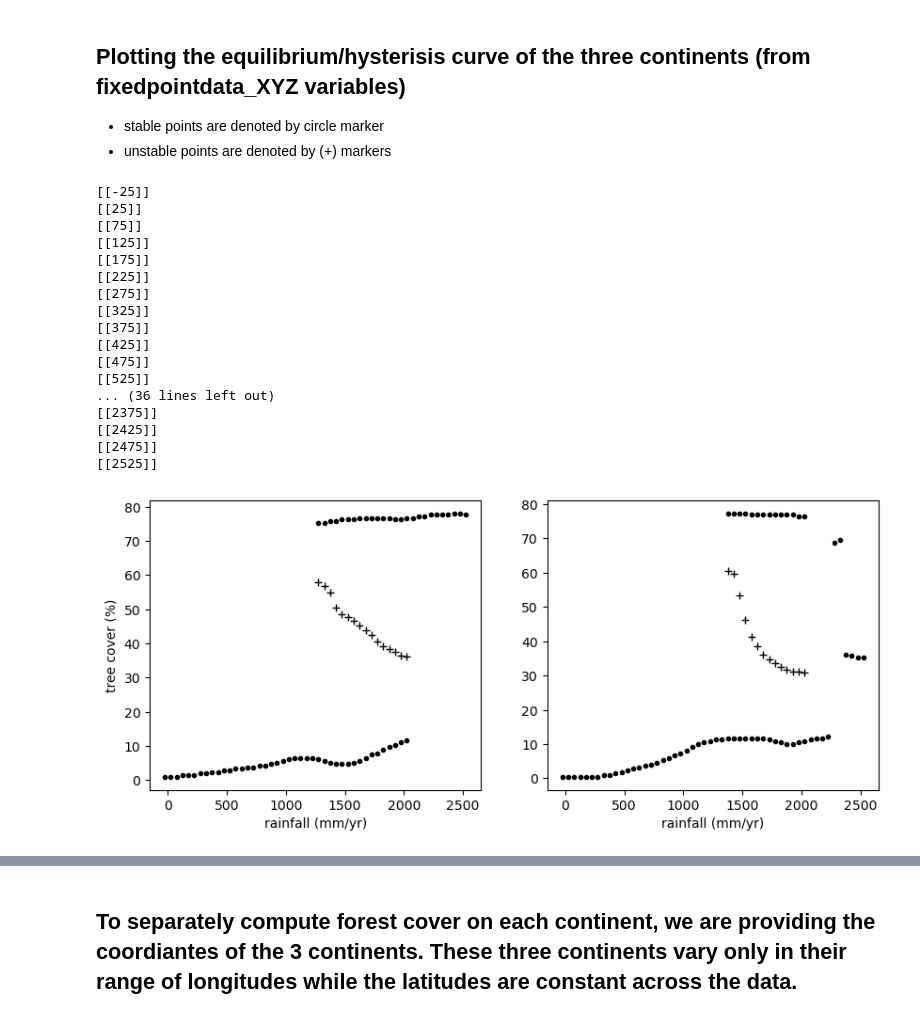
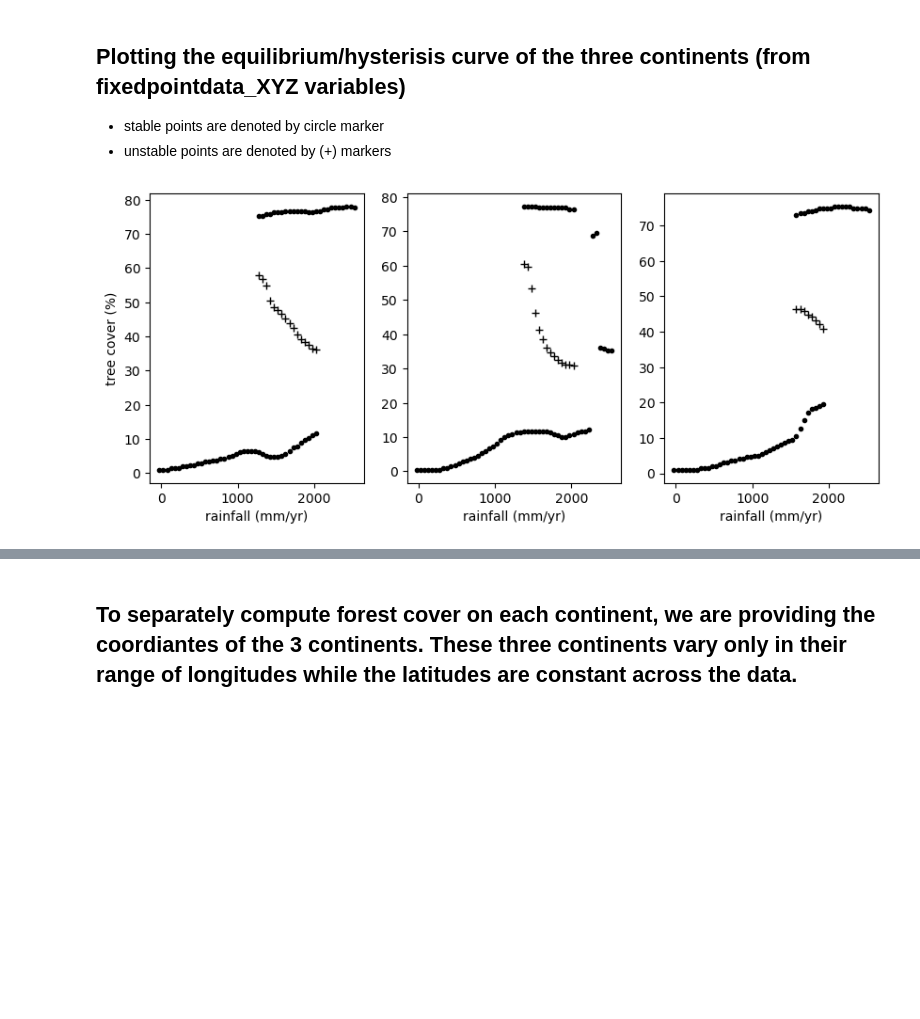
Before and after one commit to TheoHanon/Modeling, a Jupyter notebook: Part2/2023P2Q3_Coding.ipynb, the cells around one changed output, grey strips where cells are left out. Cells and saved outputs as stored; diff of their text form; code cells hidden in the pictures; blank space fills up the shorter version.

```diff
--- a/Part2/2023P2Q3_Coding.ipynb
+++ b/Part2/2023P2Q3_Coding.ipynb
@@ -61,48 +62,31 @@ fixedpointdata_aus = mat_file['fixedpointdata_aus']
 # %%
 plt.figure(figsize=(10, 4))
 
 nb_of_second_stable_sa=0
 nb_of_second_stable_af=0
 nb_of_second_stable_au=0
 for i in range(fixedpointdata_aus.shape[0]):
-    print(fixedpointdata_aus[i,0])
-    plt.subplot(1,2,1) # South america
+    # print(fixedpointdata_aus[i,0])
+    plt.subplot(1,3,1) # South america
     plt.plot(fixedpointdata_southamerica[i,0], fixedpointdata_southamerica[i,1], 'k.')
     plt.plot(fixedpointdata_southamerica[i,0], fixedpointdata_southamerica[i,2], 'k.')
     plt.plot(fixedpointdata_southamerica[i,0], fixedpointdata_southamerica[i,3], 'k+')
     plt.ylabel('tree cover (%)')
     plt.xlabel('rainfall (mm/yr)')
 
-    plt.subplot(1,2,2) # Africa
+    plt.subplot(1,3,2) # Africa
     plt.plot(fixedpointdata_africa[i,0], fixedpointdata_africa[i,1], 'k.')
     plt.plot(fixedpointdata_africa[i,0], fixedpointdata_africa[i,2], 'k.')
     plt.plot(fixedpointdata_africa[i,0], fixedpointdata_africa[i,3], 'k+')
     plt.xlabel('rainfall (mm/yr)')
 
-    # plt.subplot(1,3,3) # Australasia
-    # plt.plot(fixedpointdata_aus[i,0], fixedpointdata_aus[i,1], 'k.')
-    # plt.plot(fixedpointdata_aus[i,0], fixedpointdata_aus[i,2], 'k.')
-    # plt.plot(fixedpointdata_aus[i,0], fixedpointdata_aus[i,3], 'k+')
-    # plt.xlabel('rainfall (mm/yr)')
+    plt.subplot(1,3,3) # Australasia
+    plt.plot(fixedpointdata_aus[i,0], fixedpointdata_aus[i,1], 'k.')
+    plt.plot(fixedpointdata_aus[i,0], fixedpointdata_aus[i,2], 'k.')
+    plt.plot(fixedpointdata_aus[i,0], fixedpointdata_aus[i,3], 'k+')
+    plt.xlabel('rainfall (mm/yr)')
 # %% [output]
-[[-25]]
-[[25]]
-[[75]]
-[[125]]
-[[175]]
-[[225]]
-[[275]]
-[[325]]
-[[375]]
-[[425]]
-[[475]]
-[[525]]
-... (36 lines left out)
-[[2375]]
-[[2425]]
-[[2475]]
-[[2525]]
-[figure, old version]
+[figure, new version]
 # %%
 import numpy as np
 from scipy.interpolate import CubicSpline as spline
```
Also changed, not shown: parts of 7 cells of this notebook.
